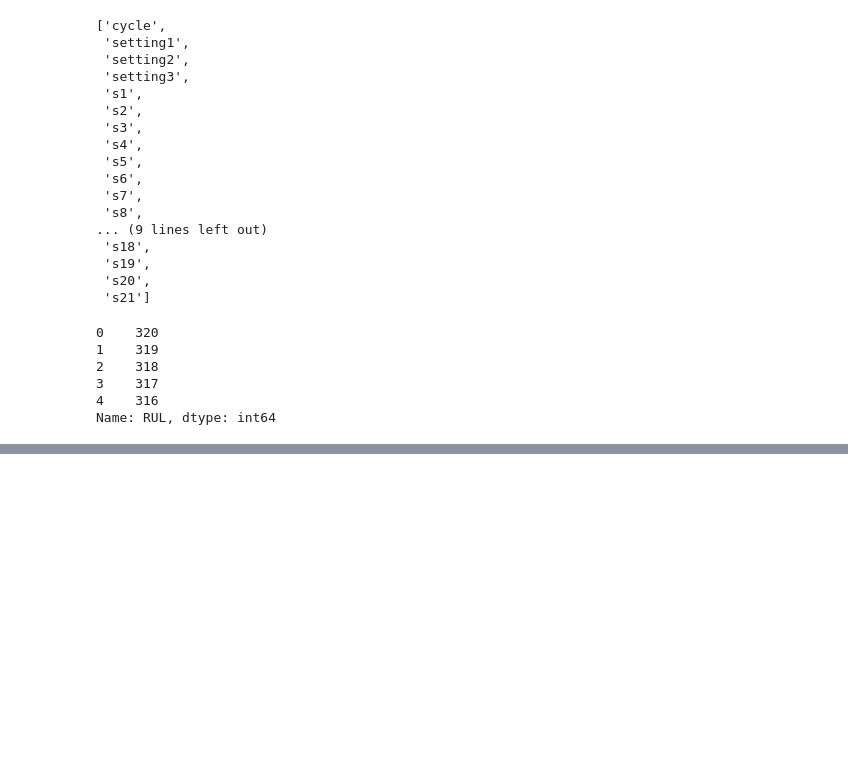
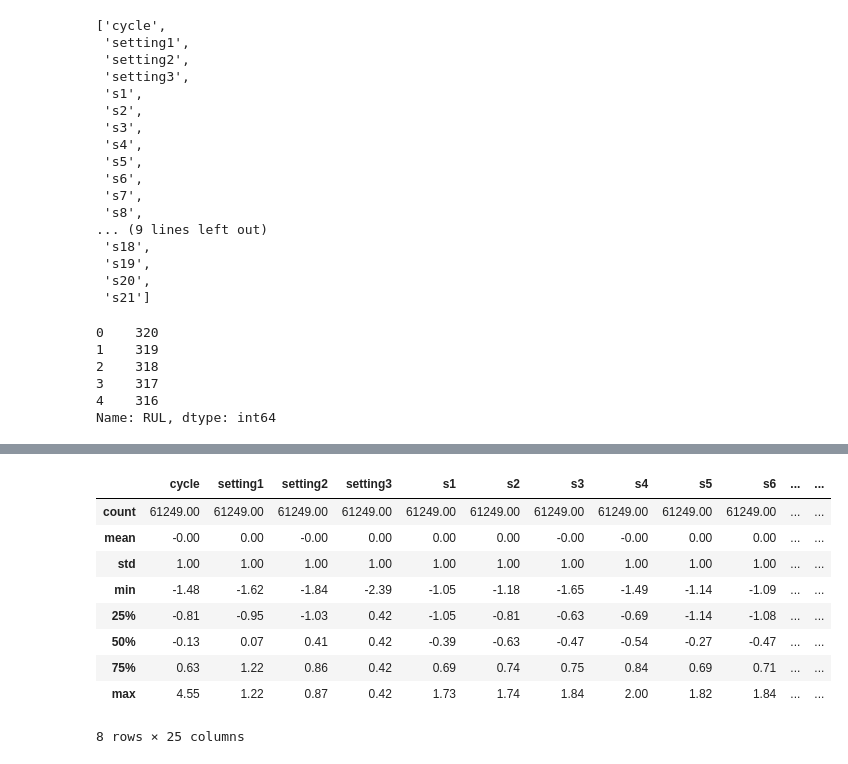
Before and after one commit to Priyojit1900/AIRCRAFT-MAINTANANCE-SYSTEM, a Jupyter notebook: notebook/02_Preprocessing.ipynb, the cells around one changed output, grey strips where cells are left out. Drawn from its saved outputs; the diff is of its cells as text; code cells hidden in the pictures; blank space fills up the shorter version.

```diff
--- a/notebook/02_Preprocessing.ipynb
+++ b/notebook/02_Preprocessing.ipynb
@@ -178,0 +444,15 @@ Variance analysis helps identify features with very low or zero variance, which
+# %%
+from sklearn.preprocessing import StandardScaler
+# Initialize scaler
+scaler = StandardScaler()
+# Scale input features
+X_scaled = scaler.fit_transform(X)
+
+# Convert back to DataFrame
+X_scaled = pd.DataFrame(
+    X_scaled,
+    columns=X.columns,
+    index=X.index
+)
+
+X_scaled.head()
@@ -178,0 +467,13 @@ Variance analysis helps identify features with very low or zero variance, which
+# %%
+X_scaled.describe().round(2)
+# %% [output]
+|  | cycle | setting1 | setting2 | setting3 | s1 | s2 | s3 | s4 | s5 | s6 | ... | ... |
+| count | 61249.00 | 61249.00 | 61249.00 | 61249.00 | 61249.00 | 61249.00 | 61249.00 | 61249.00 | 61249.00 | 61249.00 | ... | ... |
+| mean | -0.00 | 0.00 | -0.00 | 0.00 | 0.00 | 0.00 | -0.00 | -0.00 | 0.00 | 0.00 | ... | ... |
+| std | 1.00 | 1.00 | 1.00 | 1.00 | 1.00 | 1.00 | 1.00 | 1.00 | 1.00 | 1.00 | ... | ... |
+| min | -1.48 | -1.62 | -1.84 | -2.39 | -1.05 | -1.18 | -1.65 | -1.49 | -1.14 | -1.09 | ... | ... |
+| 25% | -0.81 | -0.95 | -1.03 | 0.42 | -1.05 | -0.81 | -0.63 | -0.69 | -1.14 | -1.08 | ... | ... |
+| 50% | -0.13 | 0.07 | 0.41 | 0.42 | -0.39 | -0.63 | -0.47 | -0.54 | -0.27 | -0.47 | ... | ... |
+| 75% | 0.63 | 1.22 | 0.86 | 0.42 | 0.69 | 0.74 | 0.75 | 0.84 | 0.69 | 0.71 | ... | ... |
+| max | 4.55 | 1.22 | 0.87 | 0.42 | 1.73 | 1.74 | 1.84 | 2.00 | 1.82 | 1.84 | ... | ... |
+8 rows × 25 columns
```
Also changed, not shown: parts of 22 cells of this notebook, 2 other files.
